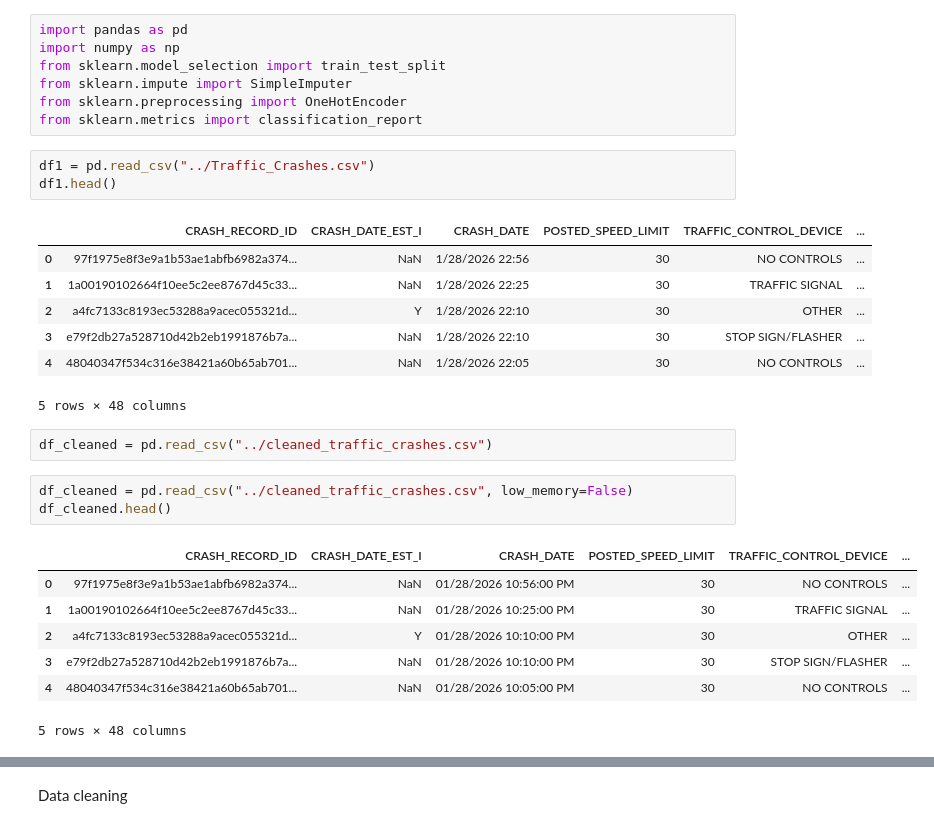
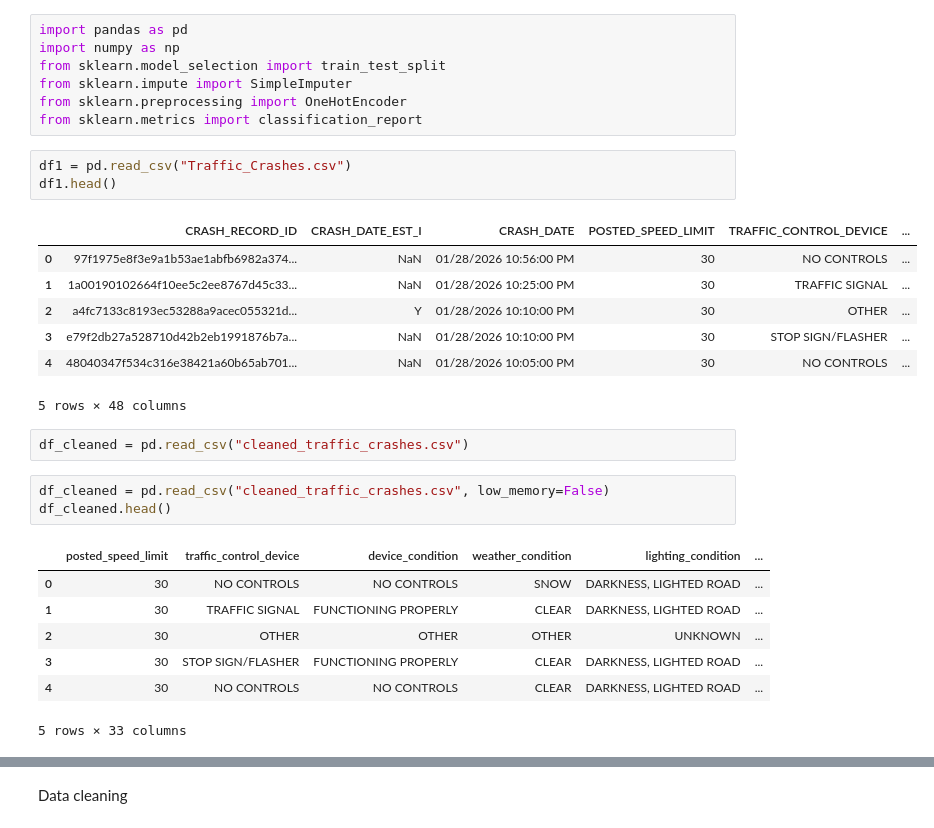
Before and after one commit to hellenmureithi/Phase_4_project, a Jupyter notebook: Notebooks/Hellen.ipynb, the cells around one changed output, grey strips where cells are left out. Drawn from its saved outputs; the diff is of its cells as text.

```diff
--- a/Notebooks/Hellen.ipynb
+++ b/Notebooks/Hellen.ipynb
@@ -48,26 +48,26 @@ from sklearn.impute import SimpleImputer
 from sklearn.preprocessing import OneHotEncoder
 from sklearn.metrics import classification_report
 # %%
-df1 = pd.read_csv("../Traffic_Crashes.csv")
+df1 = pd.read_csv("Traffic_Crashes.csv")
 df1.head()
 # %% [output]
 |  | CRASH_RECORD_ID | CRASH_DATE_EST_I | CRASH_DATE | POSTED_SPEED_LIMIT | TRAFFIC_CONTROL_DEVICE | ... |
-| 0 | 97f1975e8f3e9a1b53ae1abfb6982a374... | NaN | 1/28/2026 22:56 | 30 | NO CONTROLS | ... |
-| 1 | 1a00190102664f10ee5c2ee8767d45c33... | NaN | 1/28/2026 22:25 | 30 | TRAFFIC SIGNAL | ... |
-| 2 | a4fc7133c8193ec53288a9acec055321d... | Y | 1/28/2026 22:10 | 30 | OTHER | ... |
-| 3 | e79f2db27a528710d42b2eb1991876b7a... | NaN | 1/28/2026 22:10 | 30 | STOP SIGN/FLASHER | ... |
-| 4 | 48040347f534c316e38421a60b65ab701... | NaN | 1/28/2026 22:05 | 30 | NO CONTROLS | ... |
+| 0 | 97f1975e8f3e9a1b53ae1abfb6982a374... | NaN | 01/28/2026 10:56:00 PM | 30 | NO CONTROLS | ... |
+| 1 | 1a00190102664f10ee5c2ee8767d45c33... | NaN | 01/28/2026 10:25:00 PM | 30 | TRAFFIC SIGNAL | ... |
+| 2 | a4fc7133c8193ec53288a9acec055321d... | Y | 01/28/2026 10:10:00 PM | 30 | OTHER | ... |
+| 3 | e79f2db27a528710d42b2eb1991876b7a... | NaN | 01/28/2026 10:10:00 PM | 30 | STOP SIGN/FLASHER | ... |
+| 4 | 48040347f534c316e38421a60b65ab701... | NaN | 01/28/2026 10:05:00 PM | 30 | NO CONTROLS | ... |
 5 rows × 48 columns
 # %%
-df_cleaned = pd.read_csv("../cleaned_traffic_crashes.csv")
+df_cleaned = pd.read_csv("cleaned_traffic_crashes.csv")
 # %%
-df_cleaned = pd.read_csv("../cleaned_traffic_crashes.csv", low_memory=False)
+df_cleaned = pd.read_csv("cleaned_traffic_crashes.csv", low_memory=False)
 df_cleaned.head()
 # %% [output]
-|  | CRASH_RECORD_ID | CRASH_DATE_EST_I | CRASH_DATE | POSTED_SPEED_LIMIT | TRAFFIC_CONTROL_DEVICE | ... |
-| 0 | 97f1975e8f3e9a1b53ae1abfb6982a374... | NaN | 01/28/2026 10:56:00 PM | 30 | NO CONTROLS | ... |
-| 1 | 1a00190102664f10ee5c2ee8767d45c33... | NaN | 01/28/2026 10:25:00 PM | 30 | TRAFFIC SIGNAL | ... |
-| 2 | a4fc7133c8193ec53288a9acec055321d... | Y | 01/28/2026 10:10:00 PM | 30 | OTHER | ... |
-| 3 | e79f2db27a528710d42b2eb1991876b7a... | NaN | 01/28/2026 10:10:00 PM | 30 | STOP SIGN/FLASHER | ... |
-| 4 | 48040347f534c316e38421a60b65ab701... | NaN | 01/28/2026 10:05:00 PM | 30 | NO CONTROLS | ... |
+|  | posted_speed_limit | traffic_control_device | device_condition | weather_condition | lighting_condition | ... |
+| 0 | 30 | NO CONTROLS | NO CONTROLS | SNOW | DARKNESS, LIGHTED ROAD | ... |
+| 1 | 30 | TRAFFIC SIGNAL | FUNCTIONING PROPERLY | CLEAR | DARKNESS, LIGHTED ROAD | ... |
+| 2 | 30 | OTHER | OTHER | OTHER | UNKNOWN | ... |
+| 3 | 30 | STOP SIGN/FLASHER | FUNCTIONING PROPERLY | CLEAR | DARKNESS, LIGHTED ROAD | ... |
+| 4 | 30 | NO CONTROLS | NO CONTROLS | CLEAR | DARKNESS, LIGHTED ROAD | ... |
-5 rows × 48 columns
+5 rows × 33 columns
```
Also changed, not shown: parts of 33 cells of this notebook.
